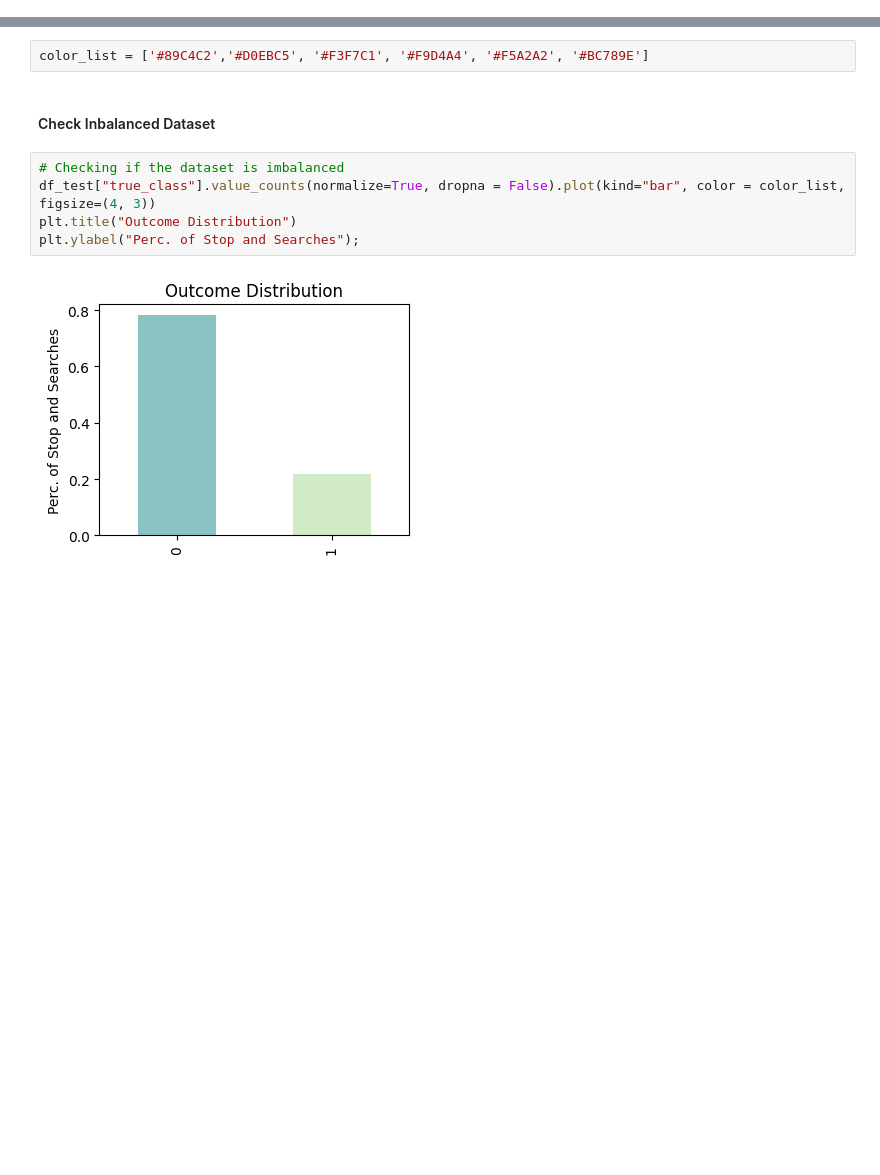
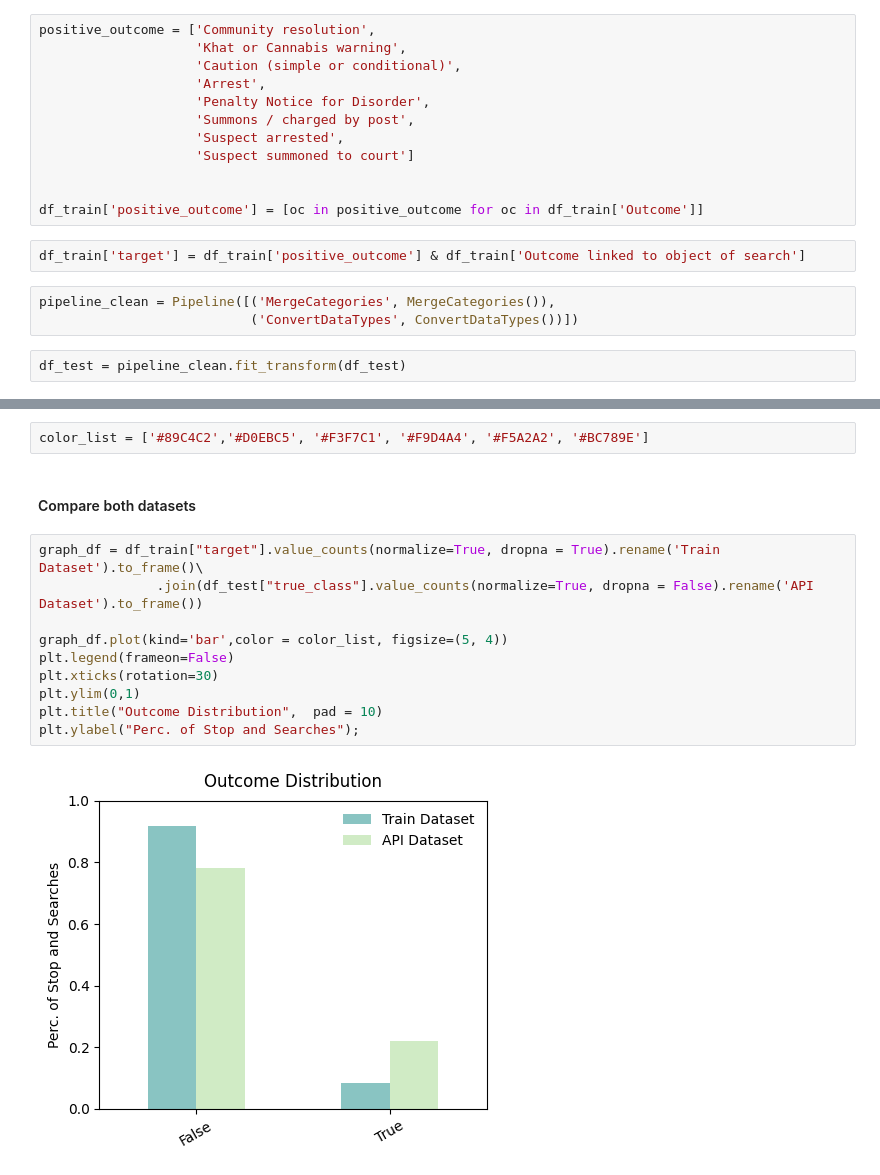
Before and after one commit to mmvf/Capstone, a Jupyter notebook: Step 4 - EDA Test Dataset.ipynb, the cells around one changed output, grey strips where cells are left out. Cells and saved outputs as stored; diff of their text form; blank space fills up the shorter version.

```diff
--- a/Step 4 - EDA Test Dataset.ipynb
+++ b/Step 4 - EDA Test Dataset.ipynb
@@ -176,3 +345,22 @@ df_test[cat] = df_test[cat].astype('category')
+# %%
+positive_outcome = ['Community resolution',
+                    'Khat or Cannabis warning',
+                    'Caution (simple or conditional)',
+                    'Arrest',
+                    'Penalty Notice for Disorder',
+                    'Summons / charged by post',
+                    'Suspect arrested',
+                    'Suspect summoned to court']
+
+
+df_train['positive_outcome'] = [oc in positive_outcome for oc in df_train['Outcome']]
+# %%
+df_train['target'] = df_train['positive_outcome'] & df_train['Outcome linked to object of search']
+# %%
+pipeline_clean = Pipeline([('MergeCategories', MergeCategories()),
+                           ('ConvertDataTypes', ConvertDataTypes())])
+# %%
+df_test = pipeline_clean.fit_transform(df_test)
 # %% [markdown]
 ### EDA
 # %%
@@ -223,12 +411,17 @@ gcmap[:, -1] = np.linspace(0.6, 0.7, cmap.N)
 gcmap = ListedColormap(gcmap)
 # %%
 color_list = ['#89C4C2','#D0EBC5', '#F3F7C1', '#F9D4A4', '#F5A2A2', '#BC789E']
-# %% [markdown]
-#### Check Inbalanced Dataset
+# %% [markdown]
+#### Compare both datasets
 # %%
-# Checking if the dataset is imbalanced
-df_test["true_class"].value_counts(normalize=True, dropna = False).plot(kind="bar", color = color_list, figsize=(4, 3))
-plt.title("Outcome Distribution")
+graph_df = df_train["target"].value_counts(normalize=True, dropna = True).rename('Train Dataset').to_frame()\
+               .join(df_test["true_class"].value_counts(normalize=True, dropna = False).rename('API Dataset').to_frame())
+
+graph_df.plot(kind='bar',color = color_list, figsize=(5, 4))
+plt.legend(frameon=False)
+plt.xticks(rotation=30)
+plt.ylim(0,1)
+plt.title("Outcome Distribution",  pad = 10)
 plt.ylabel("Perc. of Stop and Searches");
 # %% [output]
-[figure, old version]
+[figure, new version]
```
Also changed, not shown: parts of 47 cells of this notebook, 4 other files.
